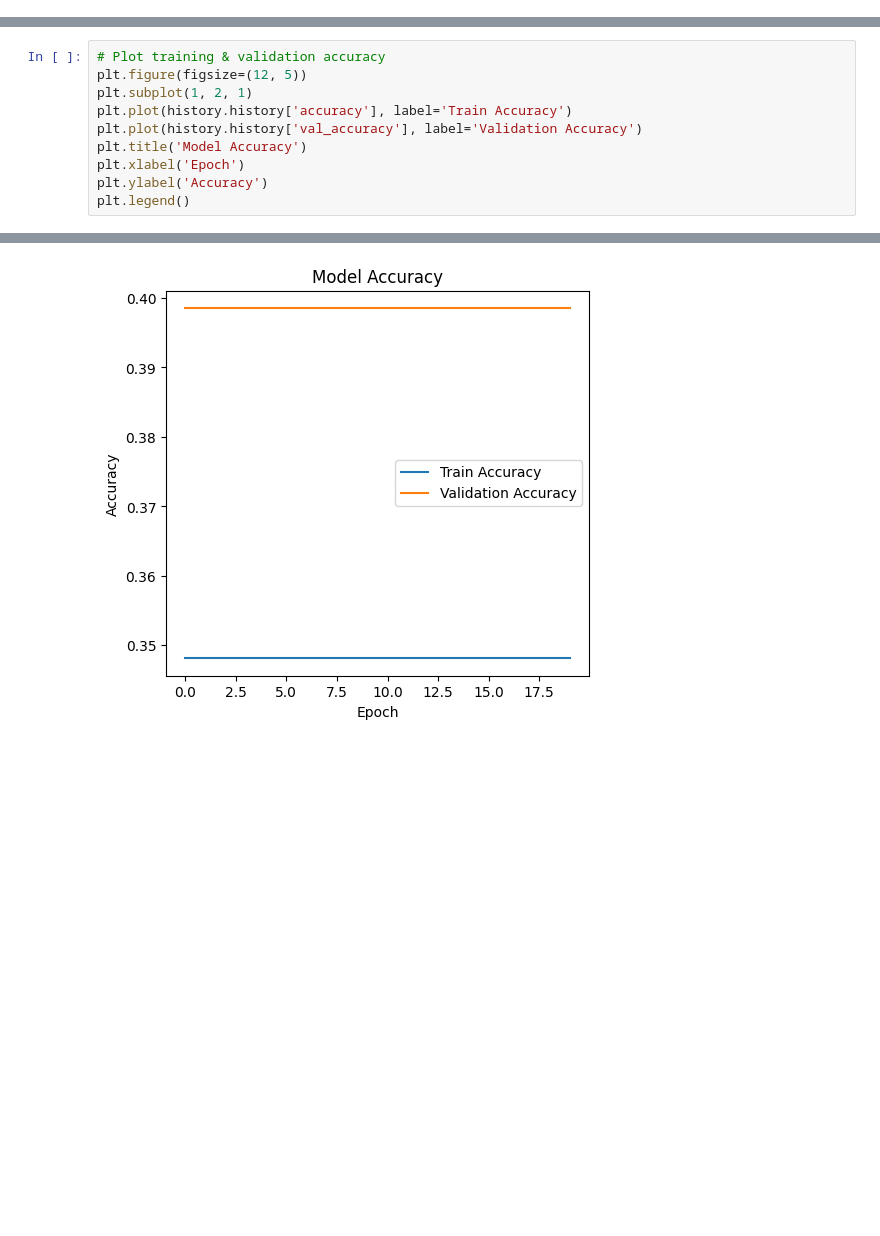
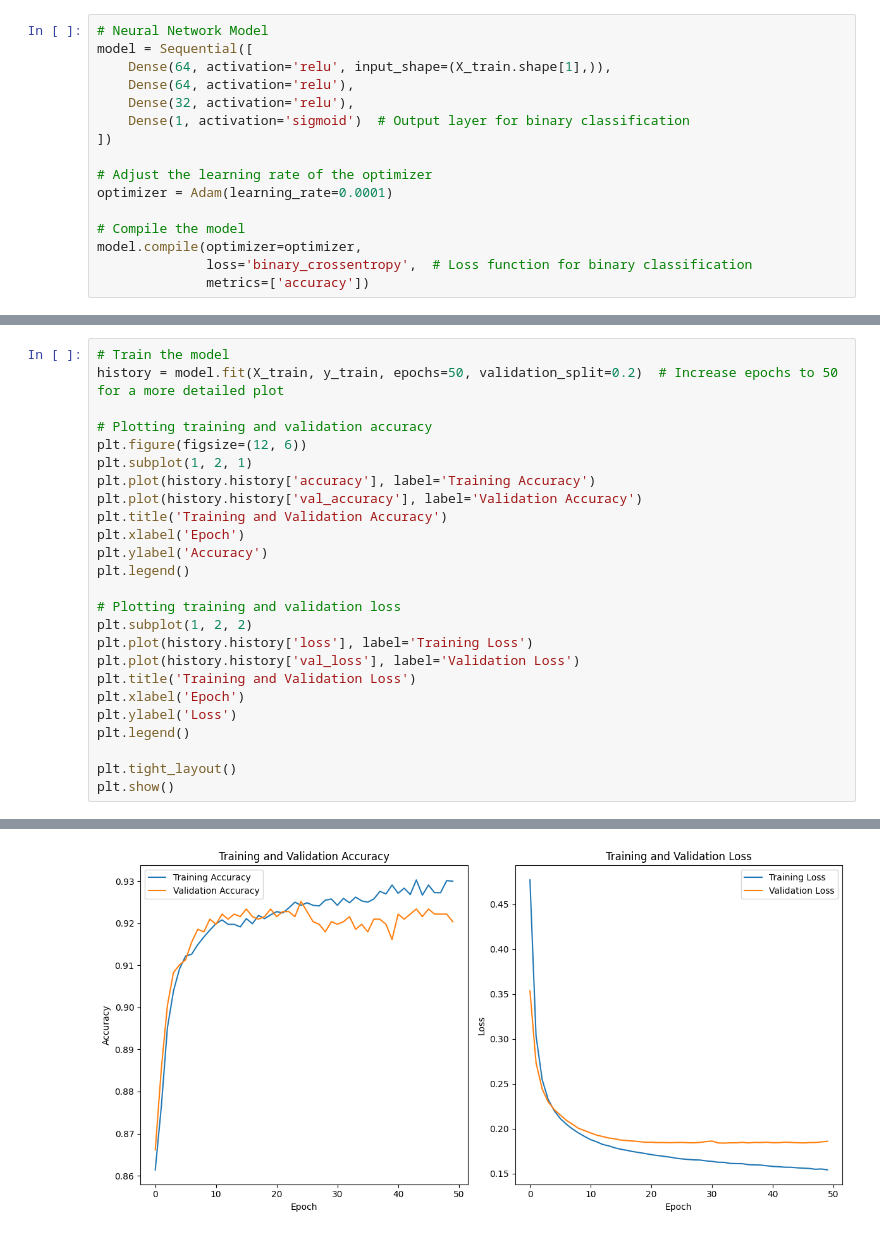
Before and after one commit to iruble23/INDE-577, a Jupyter notebook: Supervised Learning/neural_network/neural_network.ipynb, the cells around one changed output, grey strips where cells are left out. Saved outputs shown, nothing was run; the diff lists cells and outputs as text; blank space fills up the shorter version.

```diff
--- a/Supervised Learning/neural_network/neural_network.ipynb
+++ b/Supervised Learning/neural_network/neural_network.ipynb
@@ -88,0 +95,16 @@ weighted avg       0.16      0.40      0.23       271
+# %%
+# Neural Network Model
+model = Sequential([
+    Dense(64, activation='relu', input_shape=(X_train.shape[1],)),
+    Dense(64, activation='relu'),
+    Dense(32, activation='relu'),
+    Dense(1, activation='sigmoid')  # Output layer for binary classification
+])
+
+# Adjust the learning rate of the optimizer
+optimizer = Adam(learning_rate=0.0001)
+
+# Compile the model
+model.compile(optimizer=optimizer,
+              loss='binary_crossentropy',  # Loss function for binary classification
+              metrics=['accuracy'])
@@ -89,11 +115,26 @@ weighted avg       0.16      0.40      0.23       271
 # %%
-# Plot training & validation accuracy
-plt.figure(figsize=(12, 5))
+# Train the model
+history = model.fit(X_train, y_train, epochs=50, validation_split=0.2)  # Increase epochs to 50 for a more detailed plot
+
+# Plotting training and validation accuracy
+plt.figure(figsize=(12, 6))
 plt.subplot(1, 2, 1)
-plt.plot(history.history['accuracy'], label='Train Accuracy')
+plt.plot(history.history['accuracy'], label='Training Accuracy')
 plt.plot(history.history['val_accuracy'], label='Validation Accuracy')
-plt.title('Model Accuracy')
+plt.title('Training and Validation Accuracy')
 plt.xlabel('Epoch')
 plt.ylabel('Accuracy')
 plt.legend()
+
+# Plotting training and validation loss
+plt.subplot(1, 2, 2)
+plt.plot(history.history['loss'], label='Training Loss')
+plt.plot(history.history['val_loss'], label='Validation Loss')
+plt.title('Training and Validation Loss')
+plt.xlabel('Epoch')
+plt.ylabel('Loss')
+plt.legend()
+
+plt.tight_layout()
+plt.show()
 # %% [output]
@@ -101 +158 @@ plt.legend()
-[figure, old version]
+[figure, new version]
```
Also changed, not shown: parts of 11 cells of this notebook, 1 other file.
